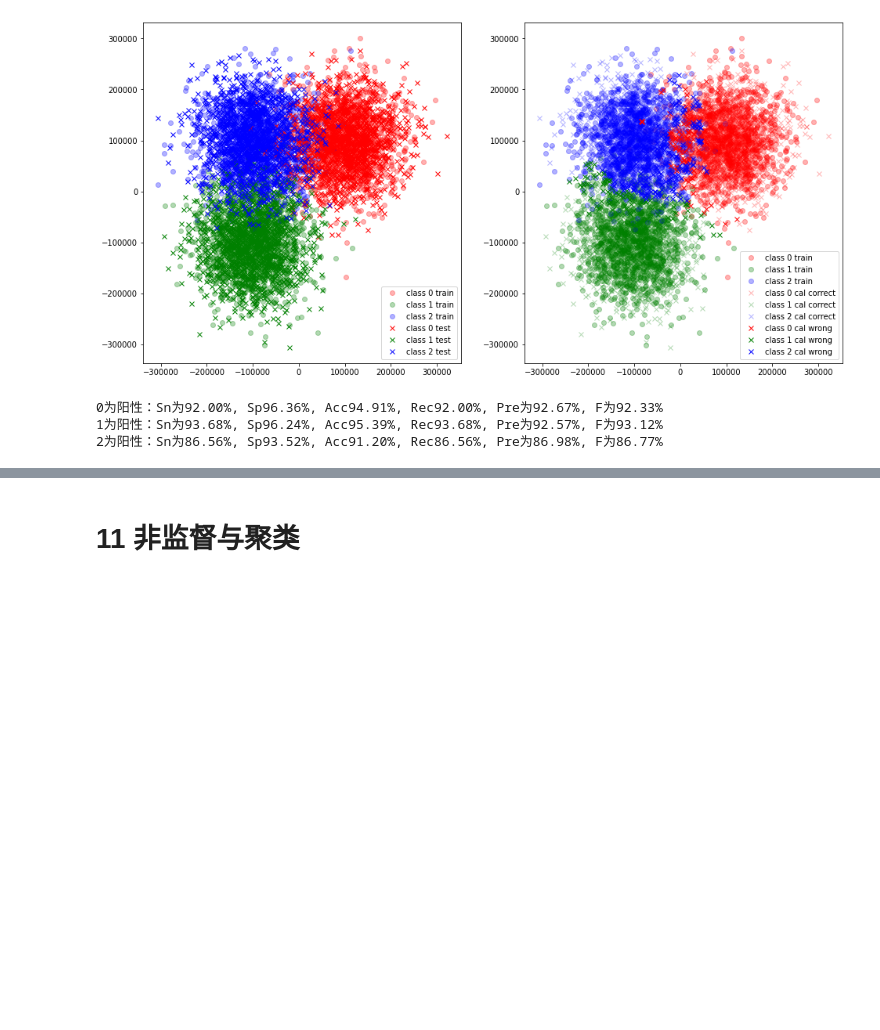
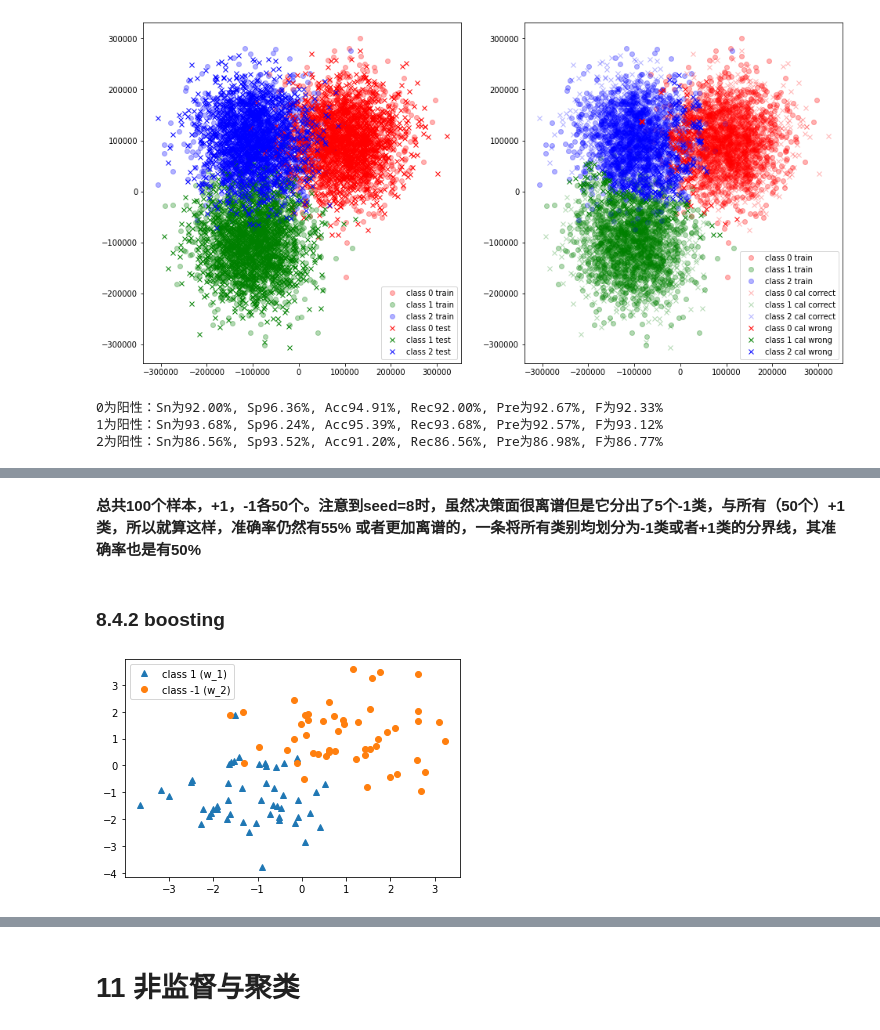
Before and after one commit to ZhuBodian/mo_shi_shi_bie_4, a Jupyter notebook: example.ipynb, the cells around one changed output, grey strips where cells are left out. Drawn from its saved outputs; the diff is of its cells as text; code cells hidden in the pictures; blank space fills up the shorter version.

```diff
--- a/example.ipynb
+++ b/example.ipynb
@@ -772,0 +825,19 @@ my_evaluate(test_label, cal_label)
+# %% [markdown]
+**总共100个样本，+1，-1各50个。注意到seed=8时，虽然决策面很离谱但是它分出了5个-1类，与所有（50个）+1类，所以就算这样，准确率仍然有55%**
+**或者更加离谱的，一条将所有类别均划分为-1类或者+1类的分界线，其准确率也是有50%**
+# %% [markdown]
+### 8.4.2 boosting
+# %%
+np.random.seed(13)
+
+# 准备数据
+n_samples = 100
+centers = [[1, 1], [-1, -1]]
+std = 1.2
+prior = np.array([0.5, 0.5])
+data, label = datasets.make_blobs(n_samples=n_samples, n_features=2, centers=centers, cluster_std=std)
+label = 2 * label - 1
+
+my_plot(data, label)
+# %% [output]
+[figure, added]
```
Also changed, not shown: parts of 11 cells of this notebook, 1 other file.
